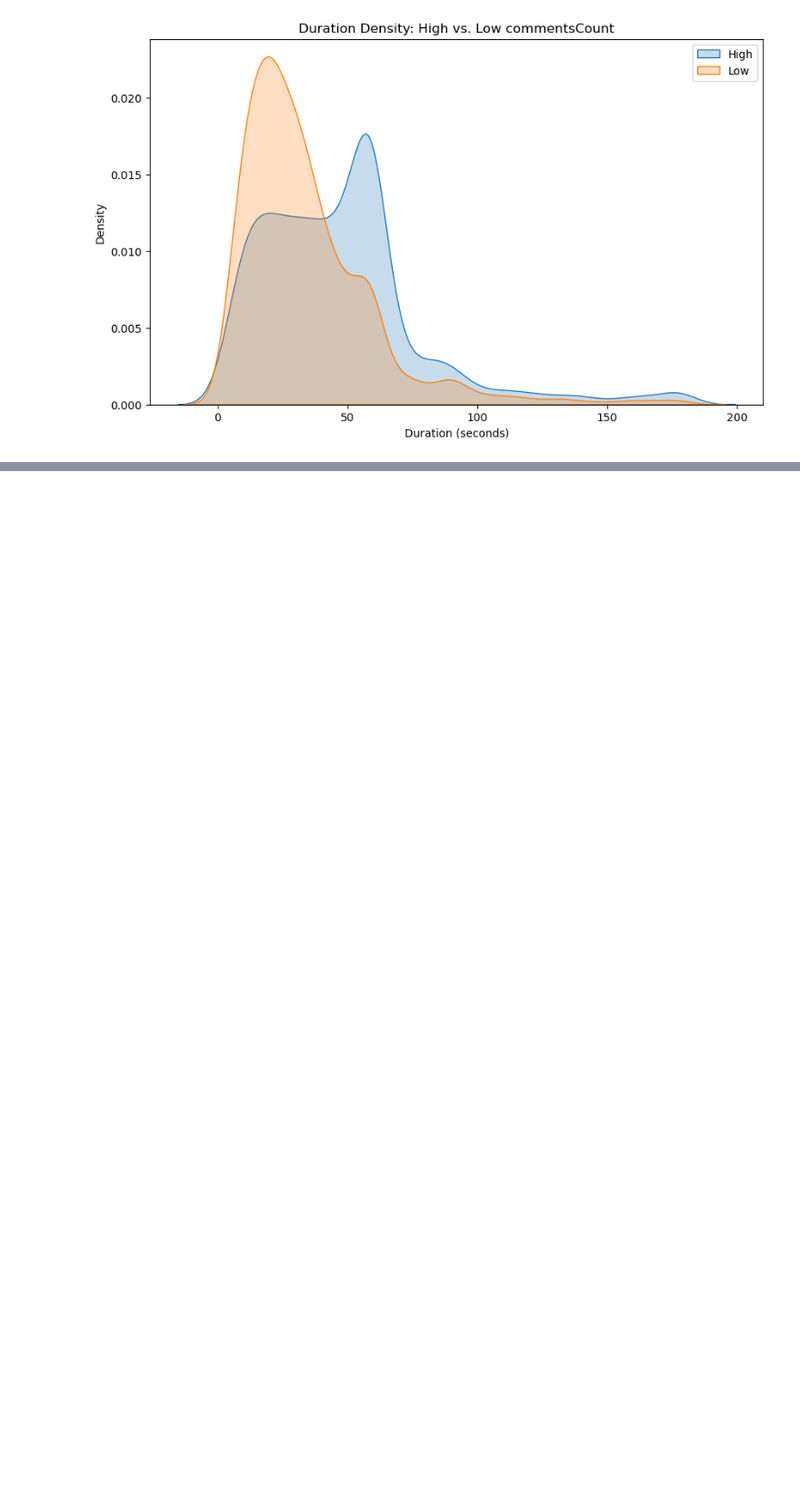
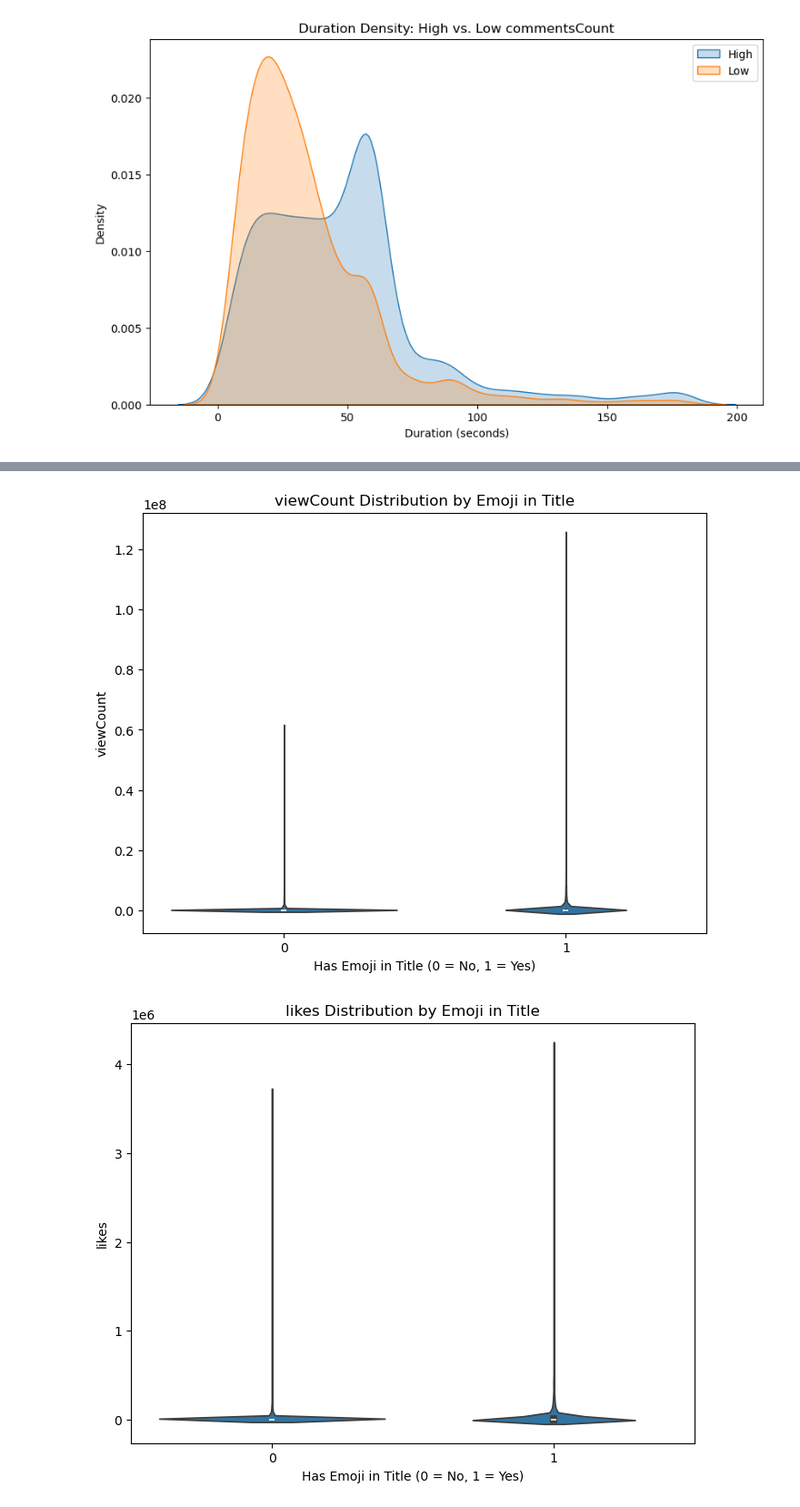
Before and after one commit to pranavrd/erdos-uncreatives, a Jupyter notebook: Data Cleaning and Visualization/eda_video_len_and_ad.ipynb, the cells around one changed output, grey strips where cells are left out. Shown at 91% size. Saved outputs shown, nothing was run; the diff lists cells and outputs as text; code cells hidden in the pictures; blank space fills up the shorter version.

```diff
--- a/Data Cleaning and Visualization/eda_video_len_and_ad.ipynb
+++ b/Data Cleaning and Visualization/eda_video_len_and_ad.ipynb
@@ -359,0 +419,11 @@ for metric in ['viewCount', 'likes', 'commentsCount']:
+# %%
+for metric in metrics:
+    plt.figure(figsize=(8, 6))
+    sns.violinplot(x='has_emoji_title', y=metric, data=subdf)
+    plt.title(f'{metric} Distribution by Emoji in Title')
+    plt.xlabel('Has Emoji in Title (0 = No, 1 = Yes)')
+    plt.ylabel(metric)
+    plt.show()
+# %% [output]
+[figure, added]
+[figure, added]
```
Also changed, not shown: parts of 6 cells of this notebook.
